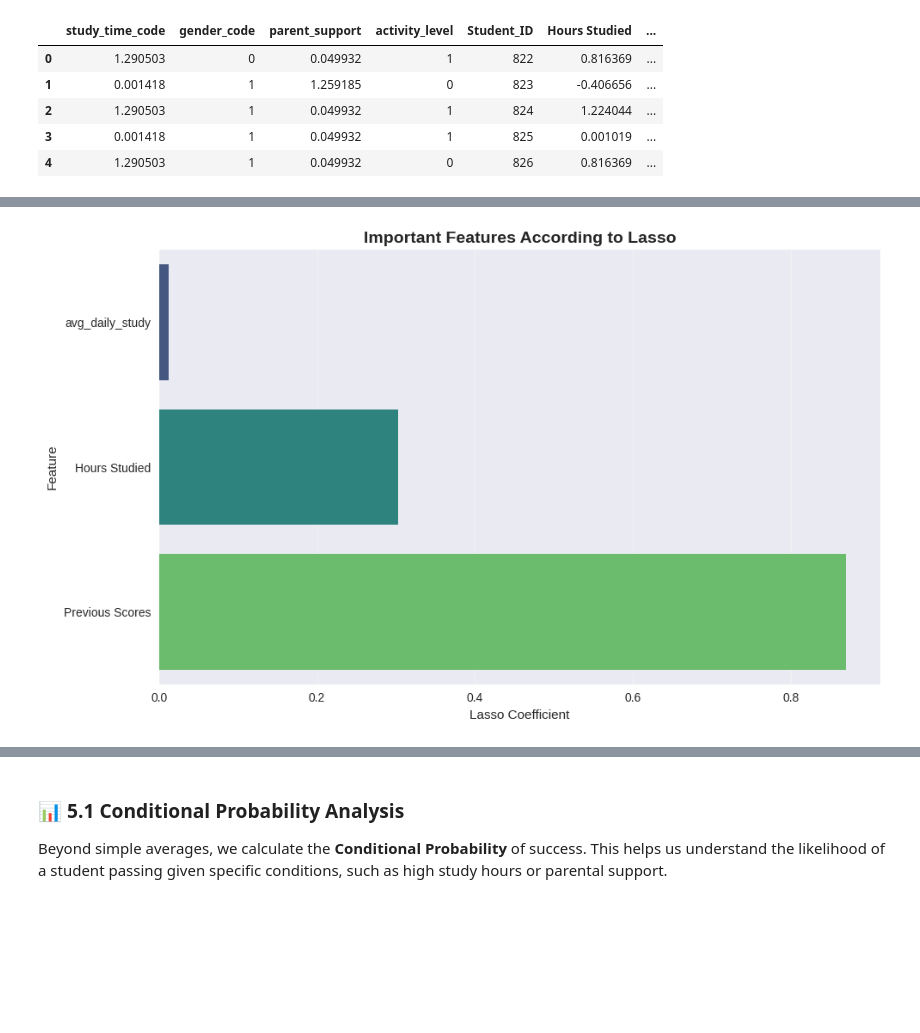
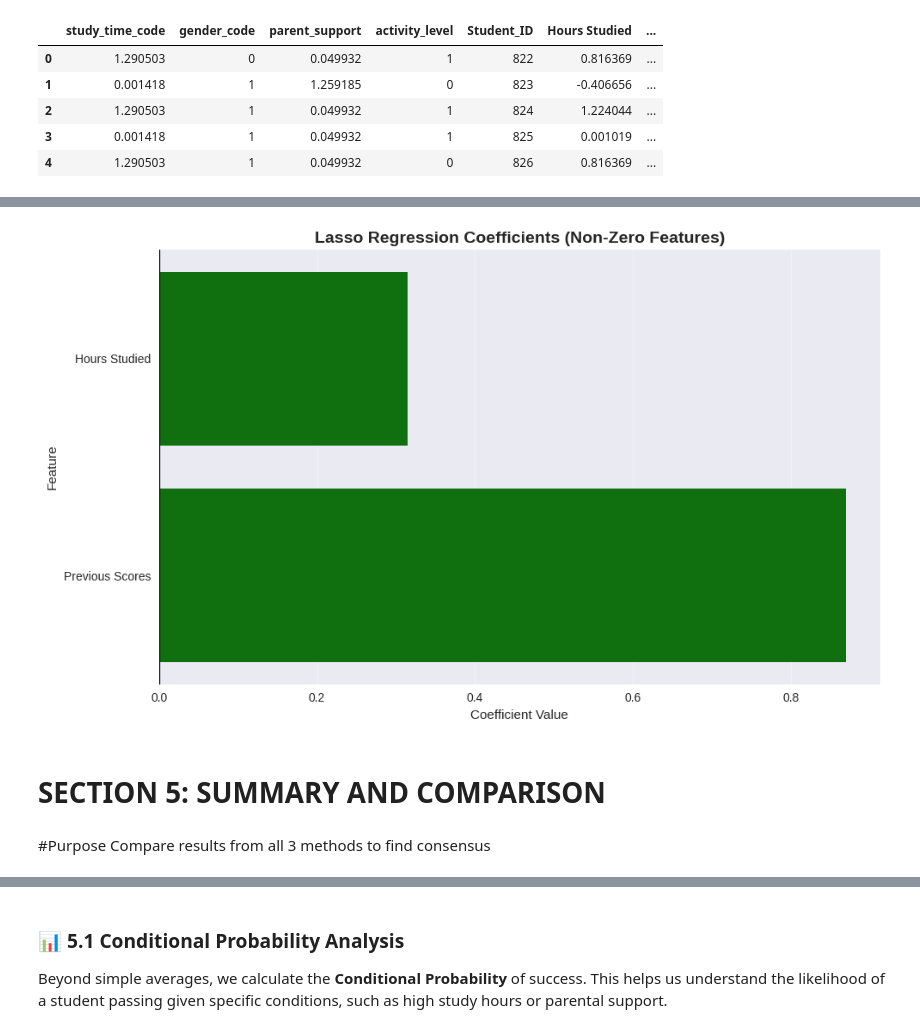
Before and after one commit to MariamMohamed20/Student_Performance_Analysis, a Jupyter notebook: Student_Performance_Analysis_.ipynb, the cells around one changed output, grey strips where cells are left out. Drawn from its saved outputs; the diff is of its cells as text; code cells hidden in the pictures; blank space fills up the shorter version.

```diff
--- a/Student_Performance_Analysis_.ipynb
+++ b/Student_Performance_Analysis_.ipynb
@@ -19,7 +19,7 @@ from sklearn.feature_selection import mutual_info_regression, mutual_info_classi
 #Loading the Dataset
 Load the student dataset and display the first few rows to understand the structure of the data.
 # %%
-data = pd.read_csv('/content/Data.csv')
+data = pd.read_csv('/Data analysis progect dataset.csv')
 df=pd.DataFrame(data)
 df.head()
 # %% [output]
@@ -1825,24 +1970,0 @@ Lasso regression automatically shrinks less important features to zero, highligh
-# %%
-from sklearn.linear_model import Lasso
-import pandas as pd
-
-# --- حدد الـ target و features ---
-target = 'Performance Index'
-# استبعاد Student_ID و Previous Scores
-features = df_scaled.drop(columns=[target, 'Student_ID', 'passed'])
-y = df_scaled[target]
-X = features
-
-# --- Lasso Regression ---
-lasso = Lasso(alpha=0.05)  # ممكن تعدل alpha حسب قوة regularization
-lasso.fit(X, y)
-
-# --- عرض الـ coefficients ---
-lasso_coef = pd.Series(lasso.coef_, index=X.columns)
-print("Lasso Coefficients:")
-display(lasso_coef.sort_values(ascending=False))
-
-# --- تحديد الفيتشرز المهمة (non-zero coefficients) ---
-important_features = lasso_coef[lasso_coef != 0].sort_values(ascending=False)
-print("\nImportant Features according to Lasso:")
-display(important_features)
@@ -1869,13 +2038,18 @@ dtype: float64
 # %%
-lasso_coef_sorted = important_features.sort_values(ascending=True)  # عشان يظهر أصغر لـ أكبر على المحور
-
-plt.figure(figsize=(10,6))
-sns.barplot(x=lasso_coef_sorted.values, y=lasso_coef_sorted.index, palette='viridis')
-plt.title("Important Features According to Lasso", fontsize=14, fontweight='bold')
-plt.xlabel("Lasso Coefficient")
-plt.ylabel("Feature")
+# Visualize Lasso coefficients
+plt.figure(figsize=(10, 6))
+lasso_plot_data = lasso_coef[lasso_coef['Coefficient'] != 0].sort_values('Coefficient')
+colors_lasso = ['red' if x < 0 else 'green' for x in lasso_plot_data['Coefficient']]
+sns.barplot(x='Coefficient', y='Feature', data=lasso_plot_data, palette=colors_lasso)
+plt.title('Lasso Regression Coefficients (Non-Zero Features)', fontsize=14, fontweight='bold')
+plt.xlabel('Coefficient Value')
+plt.axvline(x=0, color='black', linestyle='-', linewidth=1)
 plt.grid(axis='x', alpha=0.3)
 plt.tight_layout()
 plt.show()
 # %% [output]
-[figure, old version]
+[figure, new version]
+# %% [markdown]
+# **SECTION 5: SUMMARY AND COMPARISON**
+# %% [markdown]
+#Purpose Compare results from all 3 methods to find consensus
```
Also changed, not shown: parts of 57 cells of this notebook.
